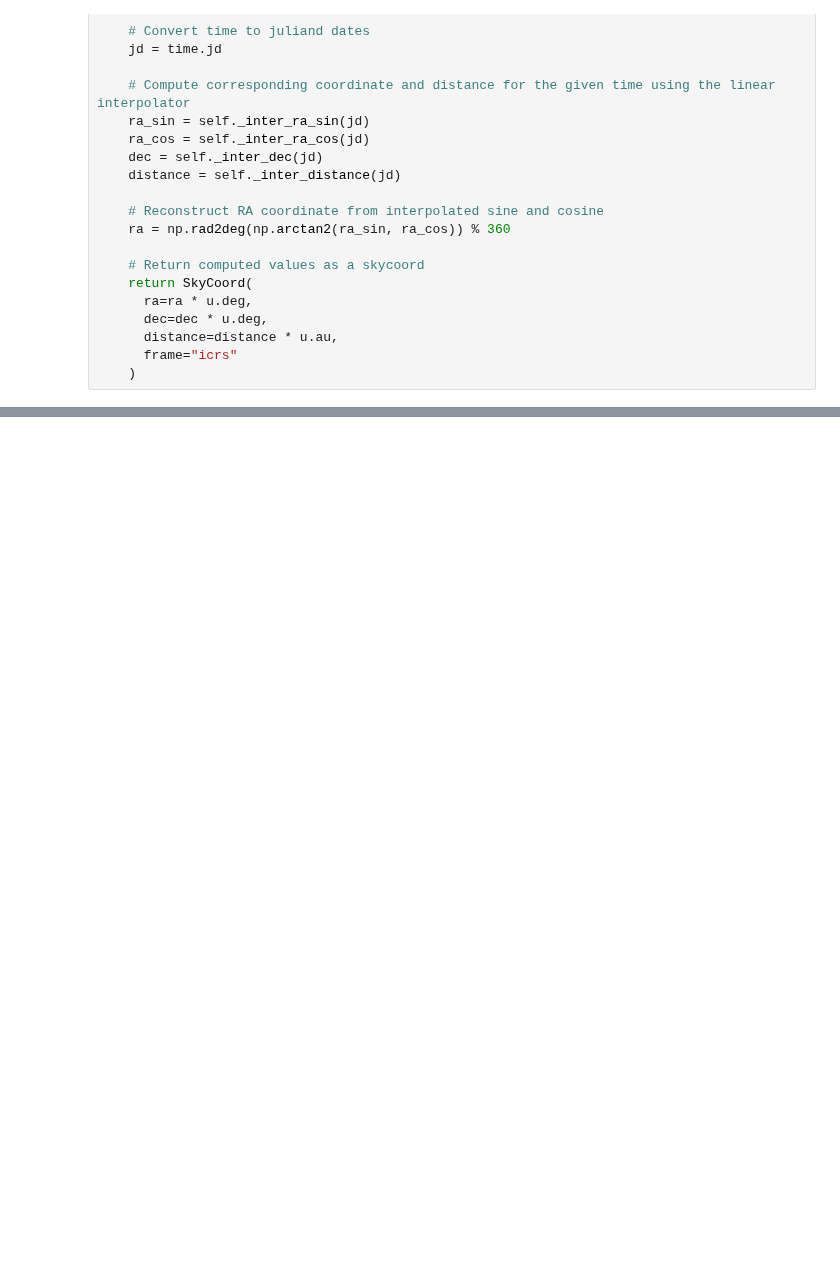
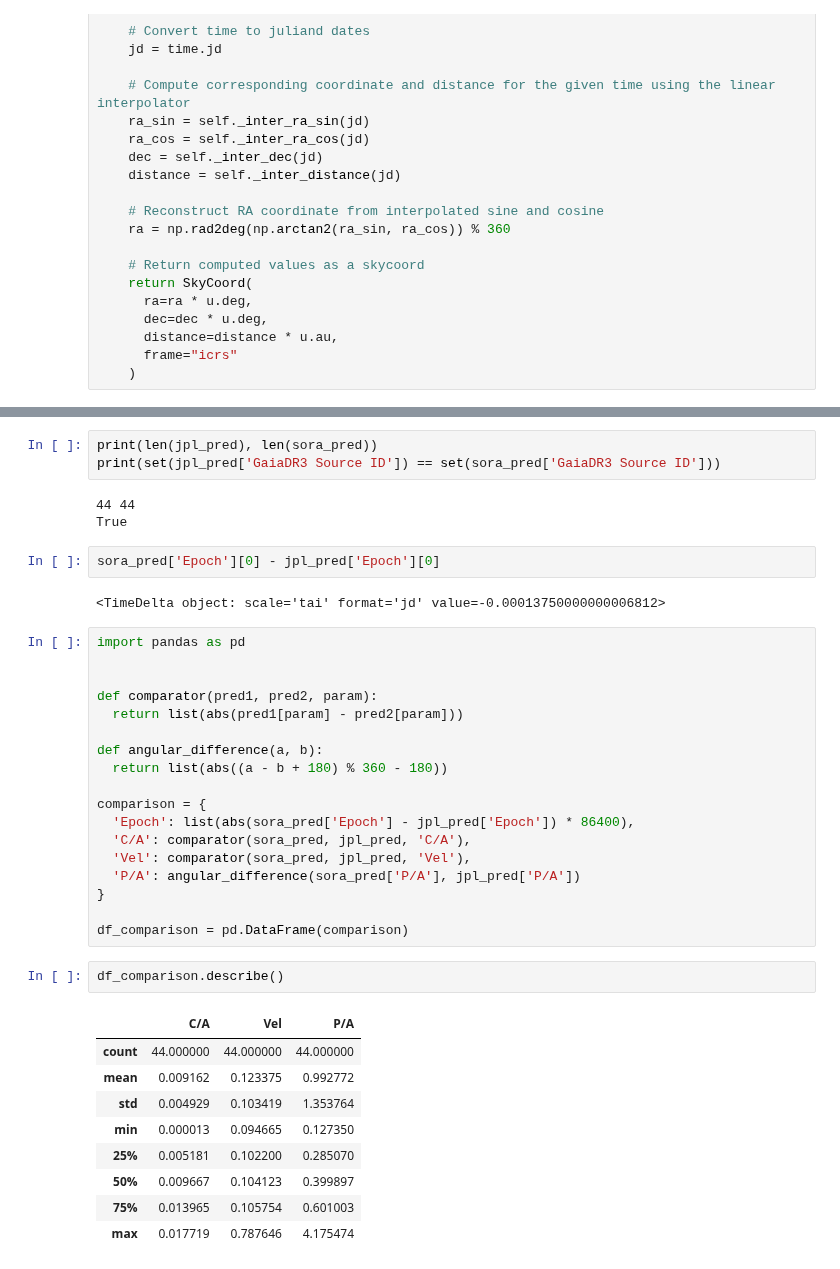
Before and after one commit to AndresSB3/stellar-occultation-prediction, a Jupyter notebook: notebooks/query_to_sora.ipynb, the cells around one changed output, grey strips where cells are left out. Drawn from its saved outputs; the diff is of its cells as text; blank space fills up the shorter version.

```diff
--- a/notebooks/query_to_sora.ipynb
+++ b/notebooks/query_to_sora.ipynb
@@ -306,0 +305,40 @@ for i, line in enumerate(source.splitlines(), 1):
+# %%
+print(len(jpl_pred), len(sora_pred))
+print(set(jpl_pred['GaiaDR3 Source ID']) == set(sora_pred['GaiaDR3 Source ID']))
+# %% [output]
+44 44
+True
+# %%
+sora_pred['Epoch'][0] - jpl_pred['Epoch'][0]
+# %% [output]
+<TimeDelta object: scale='tai' format='jd' value=-0.00013750000000006812>
+# %%
+import pandas as pd
+
+
+def comparator(pred1, pred2, param):
+  return list(abs(pred1[param] - pred2[param]))
+
+def angular_difference(a, b):
+  return list(abs((a - b + 180) % 360 - 180))
+
+comparison = {
+  'Epoch': list(abs(sora_pred['Epoch'] - jpl_pred['Epoch']) * 86400),
+  'C/A': comparator(sora_pred, jpl_pred, 'C/A'),
+  'Vel': comparator(sora_pred, jpl_pred, 'Vel'),
+  'P/A': angular_difference(sora_pred['P/A'], jpl_pred['P/A'])
+}
+
+df_comparison = pd.DataFrame(comparison)
+# %%
+df_comparison.describe()
+# %% [output]
+|  | C/A | Vel | P/A |
+| count | 44.000000 | 44.000000 | 44.000000 |
+| mean | 0.009162 | 0.123375 | 0.992772 |
+| std | 0.004929 | 0.103419 | 1.353764 |
+| min | 0.000013 | 0.094665 | 0.127350 |
+| 25% | 0.005181 | 0.102200 | 0.285070 |
+| 50% | 0.009667 | 0.104123 | 0.399897 |
+| 75% | 0.013965 | 0.105754 | 0.601003 |
+| max | 0.017719 | 0.787646 | 4.175474 |
```
Also changed, not shown: parts of 9 cells of this notebook, 1 other file.
